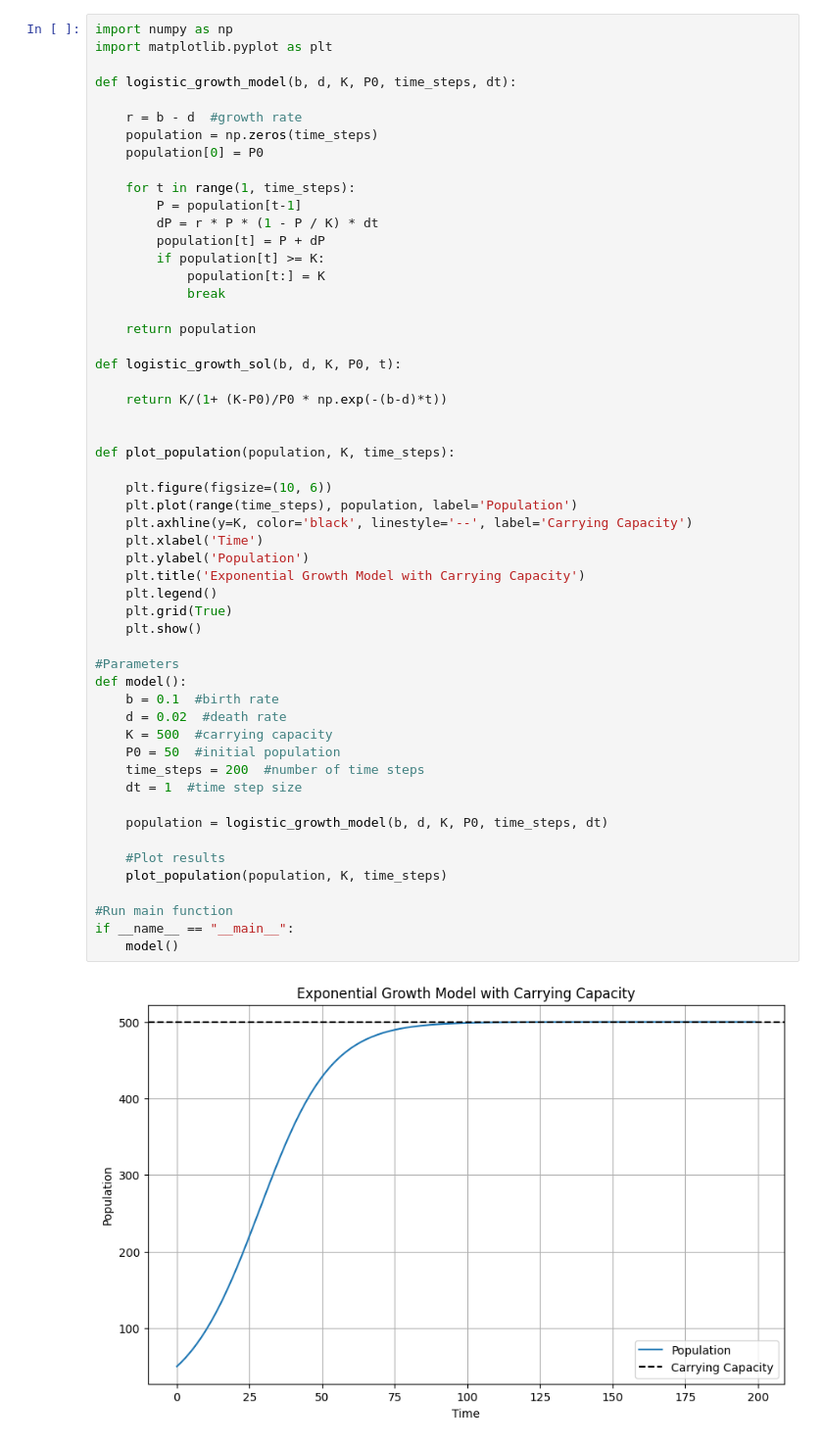
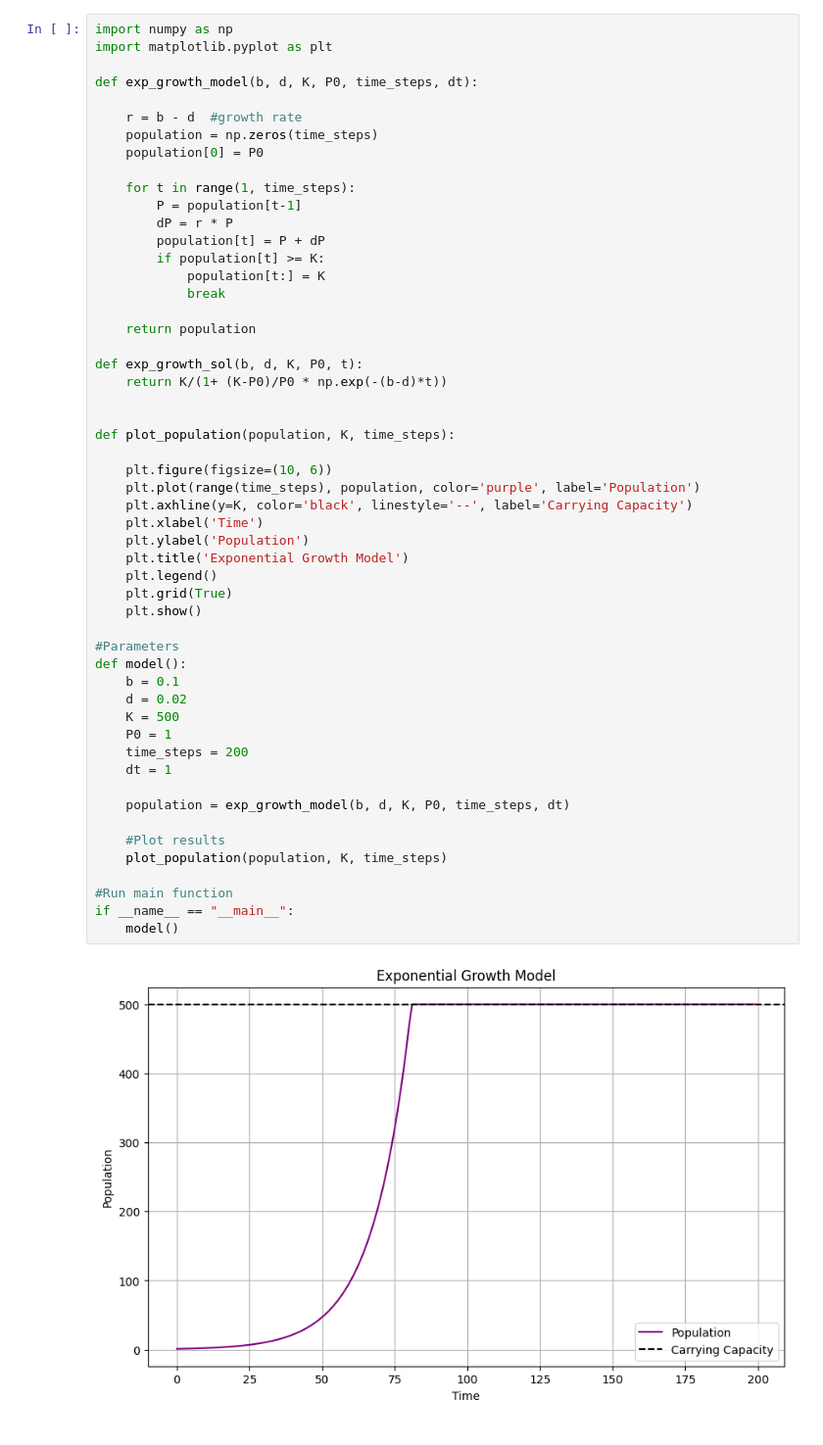
Before and after one commit to isabellac865/population_growth_models, a Jupyter notebook: 2_exponential_model.ipynb, the cells around one changed output. Shown at 98% size. Cells and saved outputs as stored; diff of their text form.

```diff
--- a/2_exponential_model.ipynb
+++ b/2_exponential_model.ipynb
@@ -4,7 +6,7 @@ Version 1
 import numpy as np
 import matplotlib.pyplot as plt
 
-def logistic_growth_model(b, d, K, P0, time_steps, dt):
+def exp_growth_model(b, d, K, P0, time_steps, dt):
 
     r = b - d  #growth rate
     population = np.zeros(time_steps)
@@ -12,47 +14,46 @@ def logistic_growth_model(b, d, K, P0, time_steps, dt):
 
     for t in range(1, time_steps):
         P = population[t-1]
-        dP = r * P * (1 - P / K) * dt
+        dP = r * P
         population[t] = P + dP
         if population[t] >= K:
             population[t:] = K
             break
 
     return population
 
-def logistic_growth_sol(b, d, K, P0, t):
-
+def exp_growth_sol(b, d, K, P0, t):
     return K/(1+ (K-P0)/P0 * np.exp(-(b-d)*t))
 
 
 def plot_population(population, K, time_steps):
 
     plt.figure(figsize=(10, 6))
-    plt.plot(range(time_steps), population, label='Population')
+    plt.plot(range(time_steps), population, color='purple', label='Population')
     plt.axhline(y=K, color='black', linestyle='--', label='Carrying Capacity')
     plt.xlabel('Time')
     plt.ylabel('Population')
-    plt.title('Exponential Growth Model with Carrying Capacity')
+    plt.title('Exponential Growth Model')
     plt.legend()
     plt.grid(True)
     plt.show()
 
 #Parameters
 def model():
-    b = 0.1  #birth rate
-    d = 0.02  #death rate
-    K = 500  #carrying capacity
-    P0 = 50  #initial population
-    time_steps = 200  #number of time steps
-    dt = 1  #time step size
+    b = 0.1
+    d = 0.02
+    K = 500
+    P0 = 1
+    time_steps = 200
+    dt = 1
 
-    population = logistic_growth_model(b, d, K, P0, time_steps, dt)
+    population = exp_growth_model(b, d, K, P0, time_steps, dt)
 
     #Plot results
     plot_population(population, K, time_steps)
 
 #Run main function
 if __name__ == "__main__":
     model()
 # %% [output]
-[figure, old version]
+[figure, new version]
```
Also changed, not shown: parts of 6 cells of this notebook.
